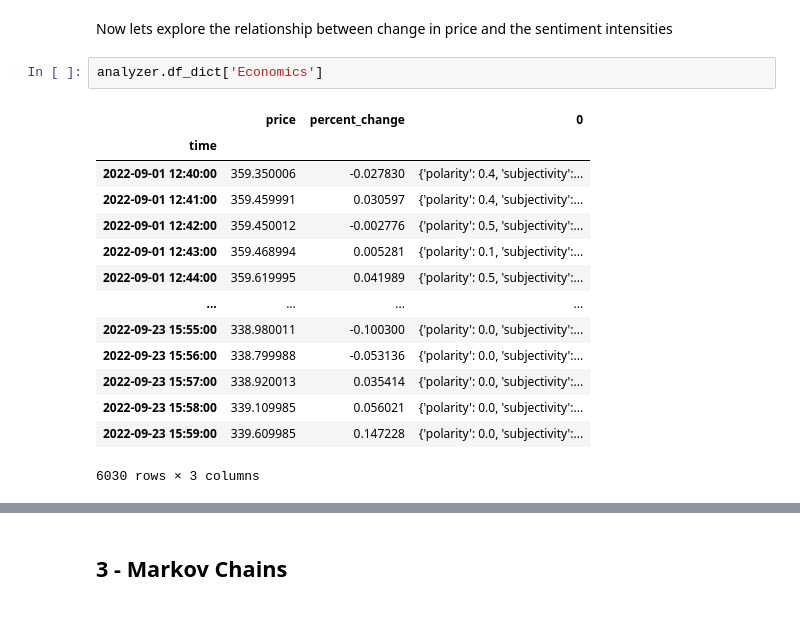
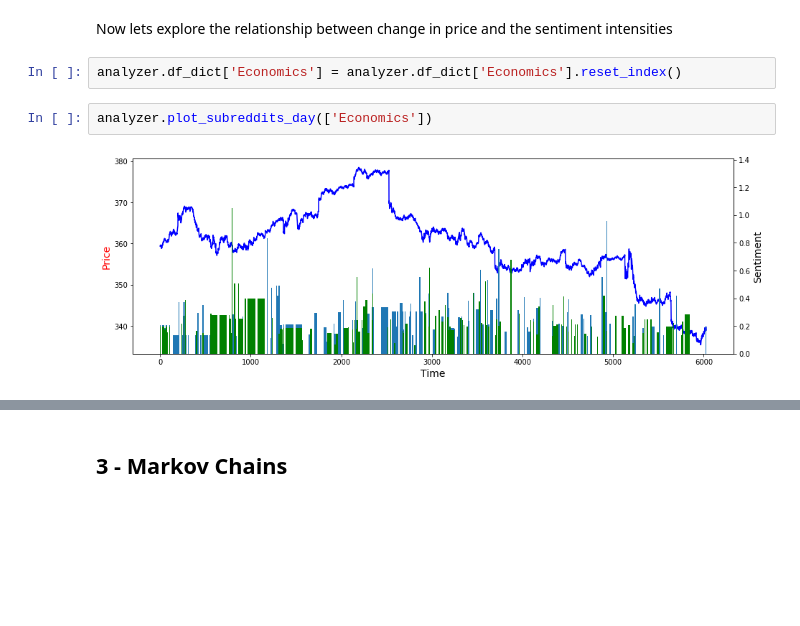
Before and after one commit to AndersonShroeder/Stock-Lstm, a Jupyter notebook: Short Run Prediction/analysis.ipynb, the cells around one changed output, grey strips where cells are left out. Drawn from its saved outputs; the diff is of its cells as text; blank space fills up the shorter version.

```diff
--- a/Short Run Prediction/analysis.ipynb
+++ b/Short Run Prediction/analysis.ipynb
@@ -280,20 +304,9 @@ class Analyzer:
 analyzer = Analyzer(['Economics'], df)
 # %% [markdown]
 <p>Now lets explore the relationship between change in price and the sentiment intensities</p>
+# %%
+analyzer.df_dict['Economics'] = analyzer.df_dict['Economics'].reset_index()
 # %%
-analyzer.df_dict['Economics']
+analyzer.plot_subreddits_day(['Economics'])
 # %% [output]
-|  | price | percent_change | 0 |
-| time |  |  |  |
-| 2022-09-01 12:40:00 | 359.350006 | -0.027830 | {'polarity': 0.4, 'subjectivity':... |
-| 2022-09-01 12:41:00 | 359.459991 | 0.030597 | {'polarity': 0.4, 'subjectivity':... |
-| 2022-09-01 12:42:00 | 359.450012 | -0.002776 | {'polarity': 0.5, 'subjectivity':... |
-| 2022-09-01 12:43:00 | 359.468994 | 0.005281 | {'polarity': 0.1, 'subjectivity':... |
-| 2022-09-01 12:44:00 | 359.619995 | 0.041989 | {'polarity': 0.5, 'subjectivity':... |
-| ... | ... | ... | ... |
-| 2022-09-23 15:55:00 | 338.980011 | -0.100300 | {'polarity': 0.0, 'subjectivity':... |
-| 2022-09-23 15:56:00 | 338.799988 | -0.053136 | {'polarity': 0.0, 'subjectivity':... |
-| 2022-09-23 15:57:00 | 338.920013 | 0.035414 | {'polarity': 0.0, 'subjectivity':... |
-| 2022-09-23 15:58:00 | 339.109985 | 0.056021 | {'polarity': 0.0, 'subjectivity':... |
-| 2022-09-23 15:59:00 | 339.609985 | 0.147228 | {'polarity': 0.0, 'subjectivity':... |
-6030 rows × 3 columns
+[figure, added]
```
Also changed, not shown: parts of 16 cells of this notebook, 3 other files.
